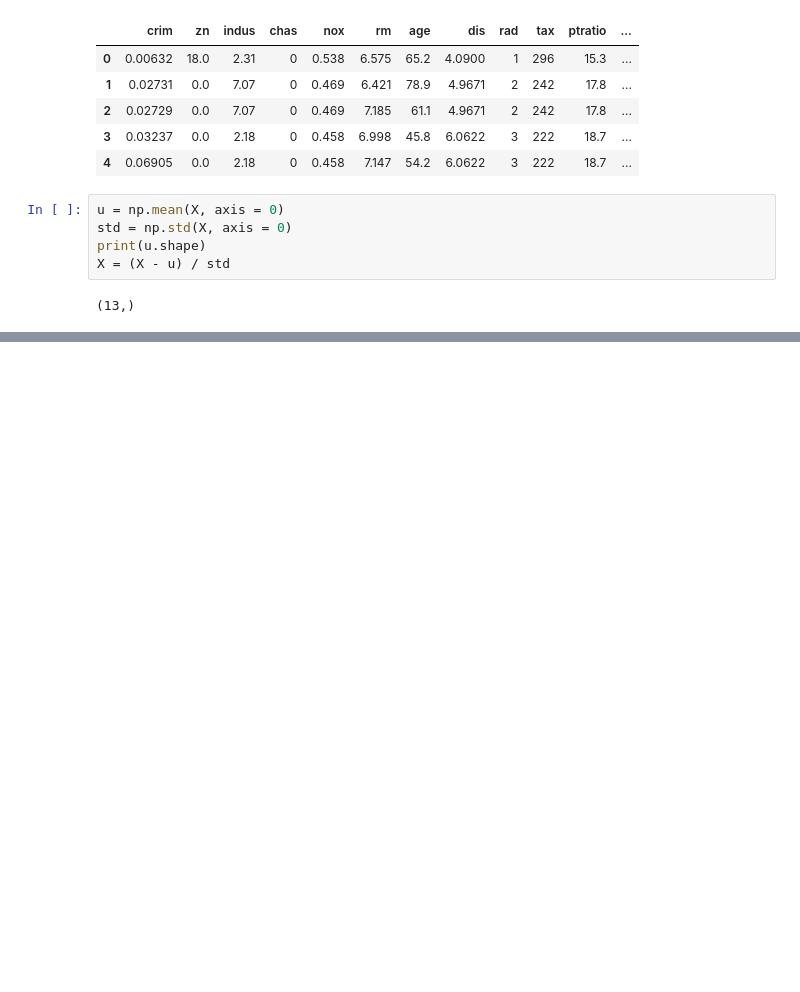
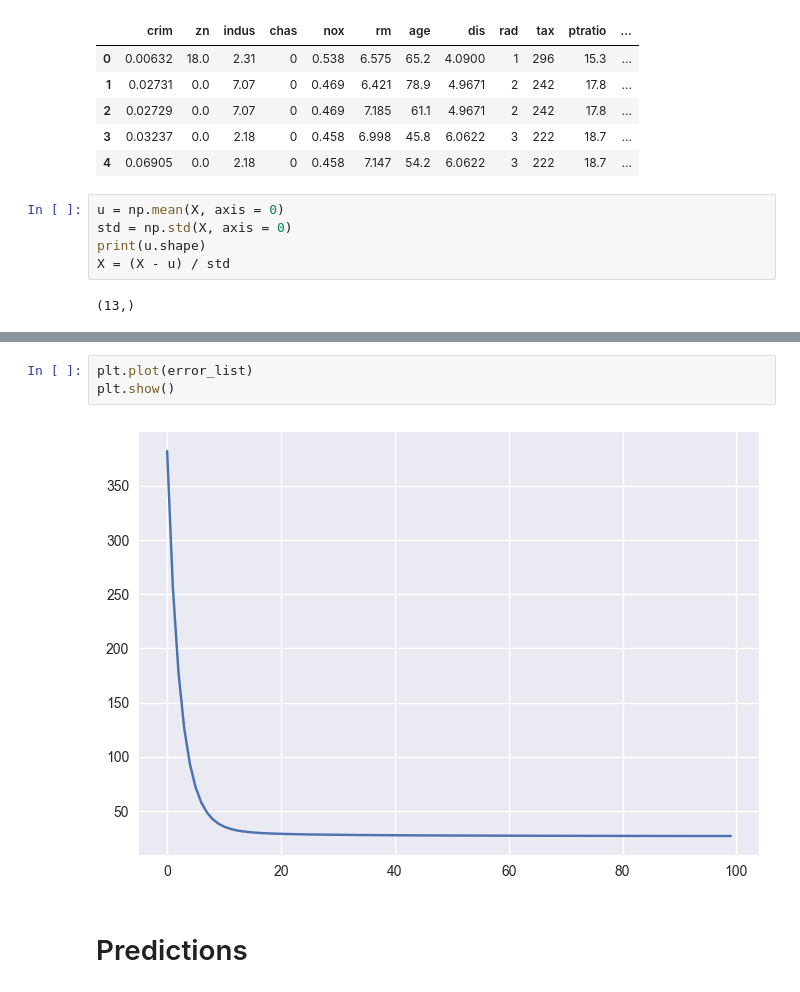
Before and after one commit to LakshaySharma08/boston-housing-dataset, a Jupyter notebook: Linear Regression.ipynb, the cells around one changed output, grey strips where cells are left out. Drawn from its saved outputs; the diff is of its cells as text; blank space fills up the shorter version.

```diff
--- a/Linear Regression.ipynb
+++ b/Linear Regression.ipynb
@@ -81,0 +149,7 @@ InvalidIndexError: (slice(None, None, None), 5)
+# %%
+plt.plot(error_list)
+plt.show()
+# %% [output]
+[figure, added]
+# %% [markdown]
+# Predictions
```
Also changed, not shown: parts of 10 cells of this notebook.
